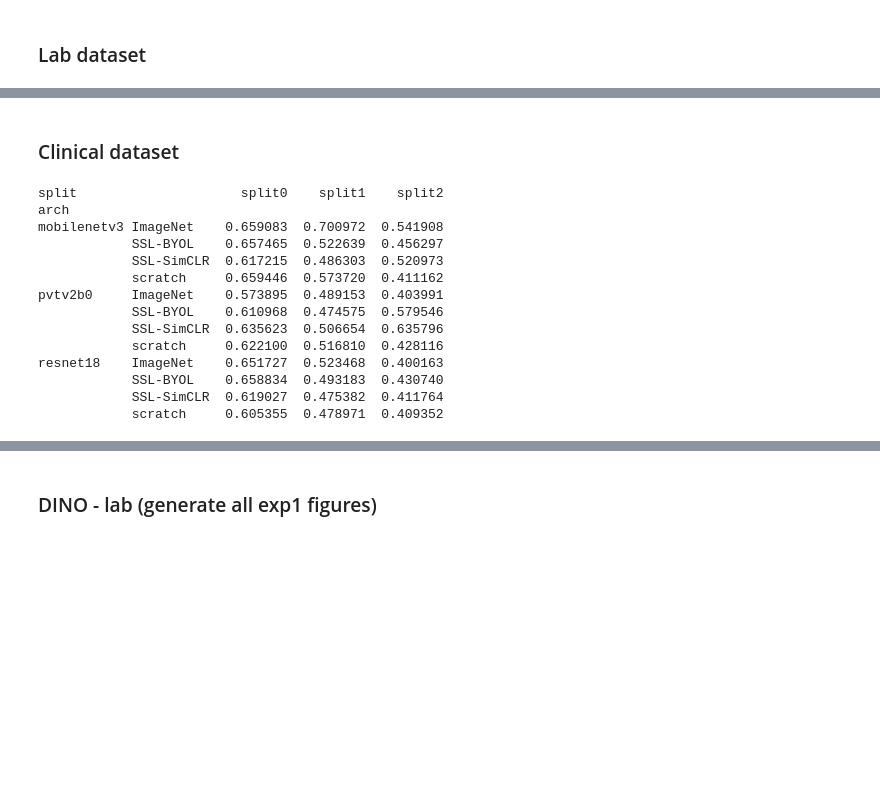
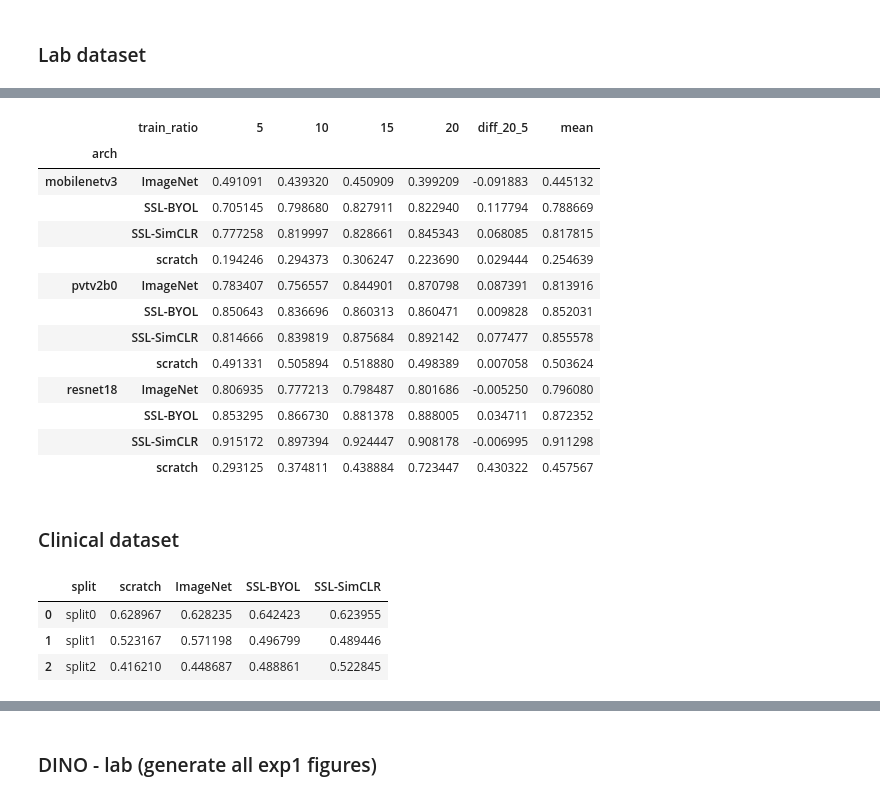
Before and after one commit to AnaJade/OCT_classification, a Jupyter notebook: brouillon.ipynb, the cells around one changed output, grey strips where cells are left out. Drawn from its saved outputs; the diff is of its cells as text; code cells hidden in the pictures; blank space fills up the shorter version.

```diff
--- a/brouillon.ipynb
+++ b/brouillon.ipynb
@@ -947,3 +989,23 @@ resnet18    ImageNet    0.806935  0.777213  0.798487  0.801686
+# %%
+df = map_per_arch_print.T.copy()
+df['diff_20_5'] = df[20] - df[5]
+df['mean'] = df[[5, 10, 15, 20]].mean(axis=1)
+df
+# %% [output]
+|  | train_ratio | 5 | 10 | 15 | 20 | diff_20_5 | mean |
+| arch |  |  |  |  |  |  |  |
+| mobilenetv3 | ImageNet | 0.491091 | 0.439320 | 0.450909 | 0.399209 | -0.091883 | 0.445132 |
+|  | SSL-BYOL | 0.705145 | 0.798680 | 0.827911 | 0.822940 | 0.117794 | 0.788669 |
+|  | SSL-SimCLR | 0.777258 | 0.819997 | 0.828661 | 0.845343 | 0.068085 | 0.817815 |
+|  | scratch | 0.194246 | 0.294373 | 0.306247 | 0.223690 | 0.029444 | 0.254639 |
+| pvtv2b0 | ImageNet | 0.783407 | 0.756557 | 0.844901 | 0.870798 | 0.087391 | 0.813916 |
+|  | SSL-BYOL | 0.850643 | 0.836696 | 0.860313 | 0.860471 | 0.009828 | 0.852031 |
+|  | SSL-SimCLR | 0.814666 | 0.839819 | 0.875684 | 0.892142 | 0.077477 | 0.855578 |
+|  | scratch | 0.491331 | 0.505894 | 0.518880 | 0.498389 | 0.007058 | 0.503624 |
+| resnet18 | ImageNet | 0.806935 | 0.777213 | 0.798487 | 0.801686 | -0.005250 | 0.796080 |
+|  | SSL-BYOL | 0.853295 | 0.866730 | 0.881378 | 0.888005 | 0.034711 | 0.872352 |
+|  | SSL-SimCLR | 0.915172 | 0.897394 | 0.924447 | 0.908178 | -0.006995 | 0.911298 |
+|  | scratch | 0.293125 | 0.374811 | 0.438884 | 0.723447 | 0.430322 | 0.457567 |
 # %% [markdown]
 ### Clinical dataset
 # %%
@@ -1003,12 +1065,12 @@ map_per_arch = pd.concat(map_per_arch, axis=0)
 map_per_arch_print = map_per_arch.pivot_table(index='split', columns=['arch'], values=['scratch', 'ImageNet', 'SSL-BYOL', 'SSL-SimCLR'])
 map_per_arch_print.columns = map_per_arch_print.columns.swaplevel(0)
 map_per_arch_print = map_per_arch_print.sort_index(level=0, axis=1)
-print(map_per_arch_print.T)
+# print(map_per_arch_print.T)
 map_per_arch = map_per_arch.drop(columns=['arch']).groupby('split').mean().reset_index()
 
 # f1_overview
 plt_title = f"mAP on the {datasets[dataset]} dataset averaged over all encoder architectures"
-map_overview.plot.bar(x='split', y=[c for c in map_overview if c != 'split'],
+map_per_arch.plot.bar(x='split', y=[c for c in map_per_arch if c != 'split'],
                     title=plt_title,
                     xlabel=r'% of the training set',
                     ylabel='Macro mean average precision',
@@ -1016,19 +1078,12 @@ map_overview.plot.bar(x='split', y=[c for c in map_overview if c != 'split'],
 plt.xticks(rotation=0, ha='center')
 plt.tight_layout()
 plt.savefig(f'F1score_avg_{dataset}.png', dpi=500)
-# plt.show()
+plt.show()
-# %% [output]
-split                     split0    split1    split2
-arch
-mobilenetv3 ImageNet    0.659083  0.700972  0.541908
-            SSL-BYOL    0.657465  0.522639  0.456297
-            SSL-SimCLR  0.617215  0.486303  0.520973
-            scratch     0.659446  0.573720  0.411162
-pvtv2b0     ImageNet    0.573895  0.489153  0.403991
-            SSL-BYOL    0.610968  0.474575  0.579546
-            SSL-SimCLR  0.635623  0.506654  0.635796
-            scratch     0.622100  0.516810  0.428116
-resnet18    ImageNet    0.651727  0.523468  0.400163
-            SSL-BYOL    0.658834  0.493183  0.430740
-            SSL-SimCLR  0.619027  0.475382  0.411764
-            scratch     0.605355  0.478971  0.409352
+# %%
+# Experiment 2 numerical results
+map_per_arch
+# %% [output]
+|  | split | scratch | ImageNet | SSL-BYOL | SSL-SimCLR |
+| 0 | split0 | 0.628967 | 0.628235 | 0.642423 | 0.623955 |
+| 1 | split1 | 0.523167 | 0.571198 | 0.496799 | 0.489446 |
+| 2 | split2 | 0.416210 | 0.448687 | 0.488861 | 0.522845 |
```
Also changed, not shown: parts of 20 cells of this notebook, 3 other files.
